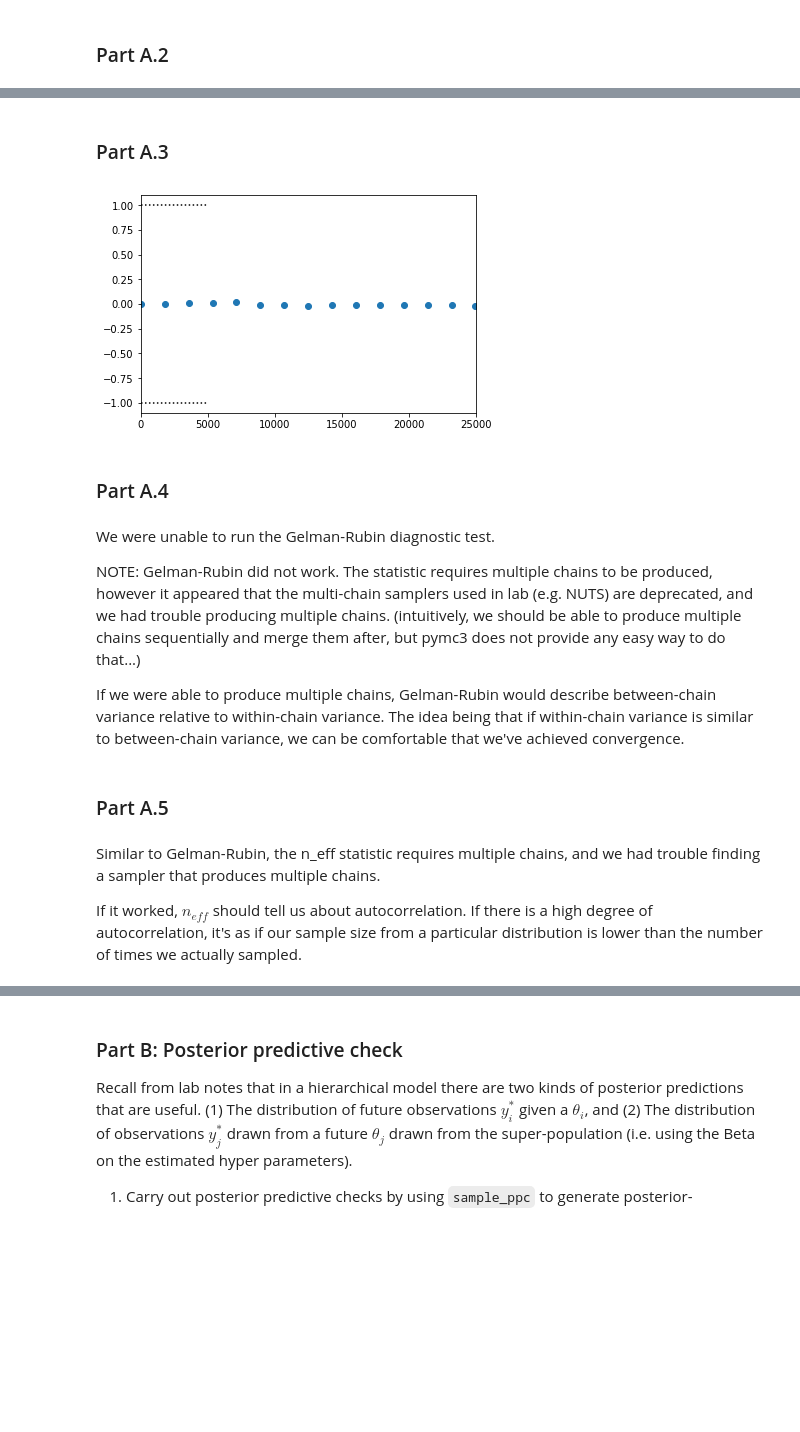
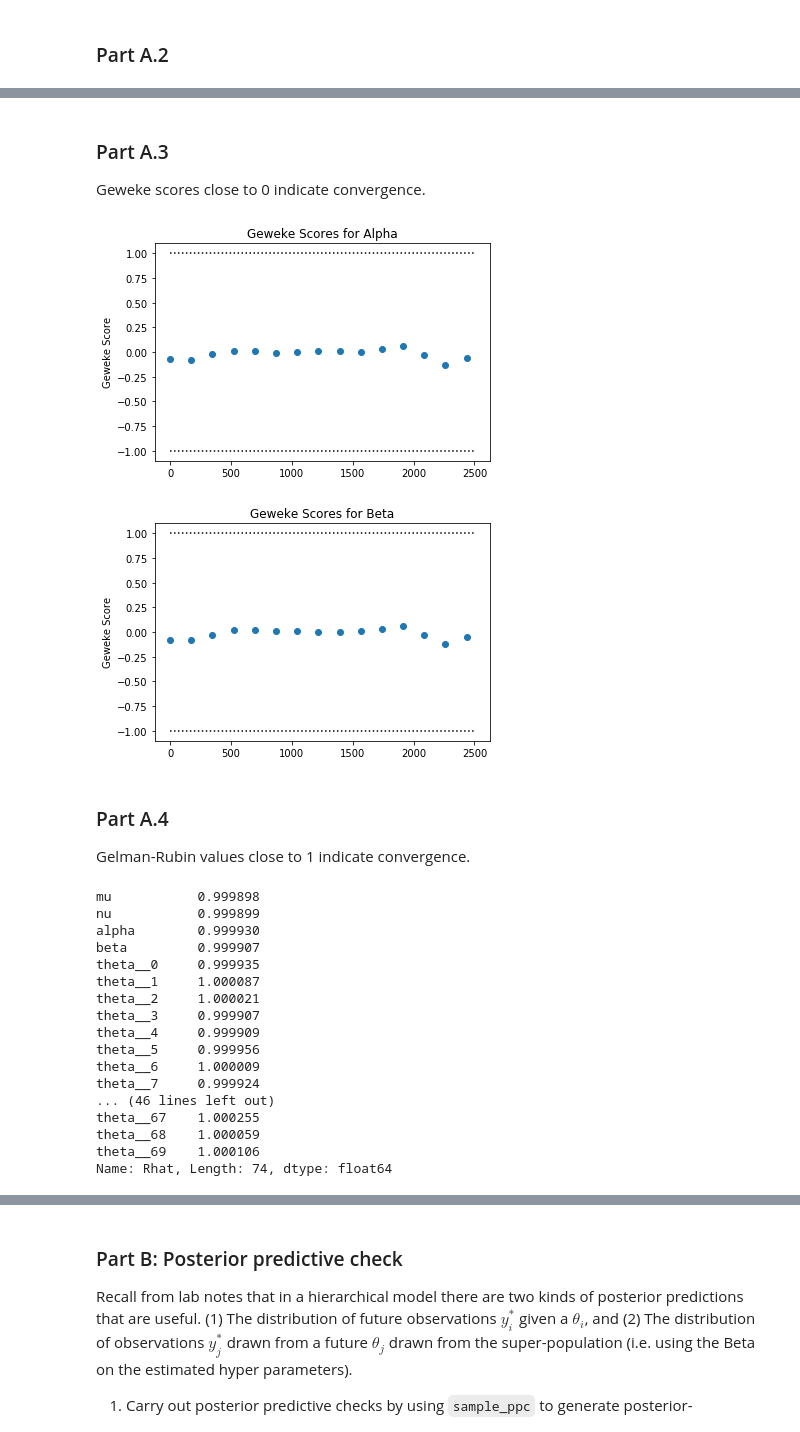
Before and after one commit to chase130101/2018spring, a Jupyter notebook: homework/HW7/Hase_Christopher_AM207_HW7.ipynb, the cells around one changed output, grey strips where cells are left out. Saved outputs shown, nothing was run; the diff lists cells and outputs as text; code cells hidden in the pictures; blank space fills up the shorter version.

```diff
--- a/homework/HW7/Hase_Christopher_AM207_HW7.ipynb
+++ b/homework/HW7/Hase_Christopher_AM207_HW7.ipynb
@@ -516,14 +505,10 @@ with Model() as tumor_model:
 
     # Calculate alpha and beta as a function of mu and nu
     alpha = pm.Deterministic('alpha', mu/nu**2)
-    beta = pm.Deterministic('beta', (1. - mu)/nu**2)
+    beta = pm.Deterministic('beta', (1 - mu)/nu**2)
 
     # Priors for each theta
     thetas = Beta('theta', alpha, beta, shape = N)
 
     # Data likelihood
     obs_deaths = Binomial('obs_deaths', n = tumorn, p = thetas, observed = tumory)
-# %%
-with tumor_model:
-    fit = pm.variational.inference.fit(n=100000)
-    tumor_trace = pm.variational.approximations.sample_approx(fit, draws=500000)
@@ -531,0 +515,5 @@ Finished [100%]: Average Loss = 163.19
+# %%
+with tumor_model:
+    step = pm.step_methods.hmc.nuts.NUTS()
+    tumor_trace = pm.sampling.sample(draws = 50000, step = step,\
+                                     init = 'advi', compute_convergence_checks = True, chains = 2)
@@ -570,28 +564,46 @@ df.corr()
 74 rows × 74 columns
 # %% [markdown]
 ### Part A.3
+
+Geweke scores close to 0 indicate convergence.
 # %%
-z = geweke(tumor_trace, intervals=15)
+z = geweke(tumor_trace[1000::10], intervals=15)
 
-plt.scatter(z['alpha'][:,0], z['alpha'][:,1])
-plt.hlines([-1,1], 0, 5000, linestyles='dotted')
-plt.xlim(0, 25000)
+plt.scatter(z[0]['alpha'][:,0], z[0]['alpha'][:,1])
+plt.hlines([-1,1], 0, 2500, linestyles='dotted')
+plt.title('Geweke Scores for Alpha')
+plt.ylabel('Geweke Score')
 plt.show()
+
+plt.scatter(z[0]['beta'][:,0], z[0]['beta'][:,1])
+plt.hlines([-1,1], 0, 2500, linestyles='dotted')
+plt.title('Geweke Scores for Beta')
+plt.ylabel('Geweke Score')
+plt.show()
 # %% [output]
-[figure, old version]
+[figure, new version]
+[figure, added]
 # %% [markdown]
 ### Part A.4
+
+Gelman-Rubin values close to 1 indicate convergence.
-# %% [markdown]
-We were unable to run the Gelman-Rubin diagnostic test.
-
-
-
-NOTE: Gelman-Rubin did not work. The statistic requires multiple chains to be produced, however it appeared that the multi-chain samplers used in lab (e.g. NUTS) are deprecated, and we had trouble producing multiple chains. (intuitively, we should be able to produce multiple chains sequentially and merge them after, but pymc3 does not provide any easy way to do that...)
-
-If we were able to produce multiple chains, Gelman-Rubin would describe between-chain variance relative to within-chain variance. The idea being that if within-chain variance is similar to between-chain variance, we can be comfortable that we've achieved convergence.
-# %% [markdown]
-### Part A.5
-# %% [markdown]
-Similar to Gelman-Rubin, the n_eff statistic requires multiple chains, and we had trouble finding a sampler that produces multiple chains.
-
-If it worked, $n_{eff}$ should tell us about autocorrelation. If there is a high degree of autocorrelation, it's as if our sample size from a particular distribution is lower than the number of times we actually sampled.
+# %%
+summary(tumor_trace[1000::10])['Rhat']
+# %% [output]
+mu           0.999898
+nu           0.999899
+alpha        0.999930
+beta         0.999907
+theta__0     0.999935
+theta__1     1.000087
+theta__2     1.000021
+theta__3     0.999907
+theta__4     0.999909
+theta__5     0.999956
+theta__6     1.000009
+theta__7     0.999924
+... (46 lines left out)
+theta__67    1.000255
+theta__68    1.000059
+theta__69    1.000106
+Name: Rhat, Length: 74, dtype: float64
```
Also changed, not shown: parts of 30 cells of this notebook, 1 other file.
